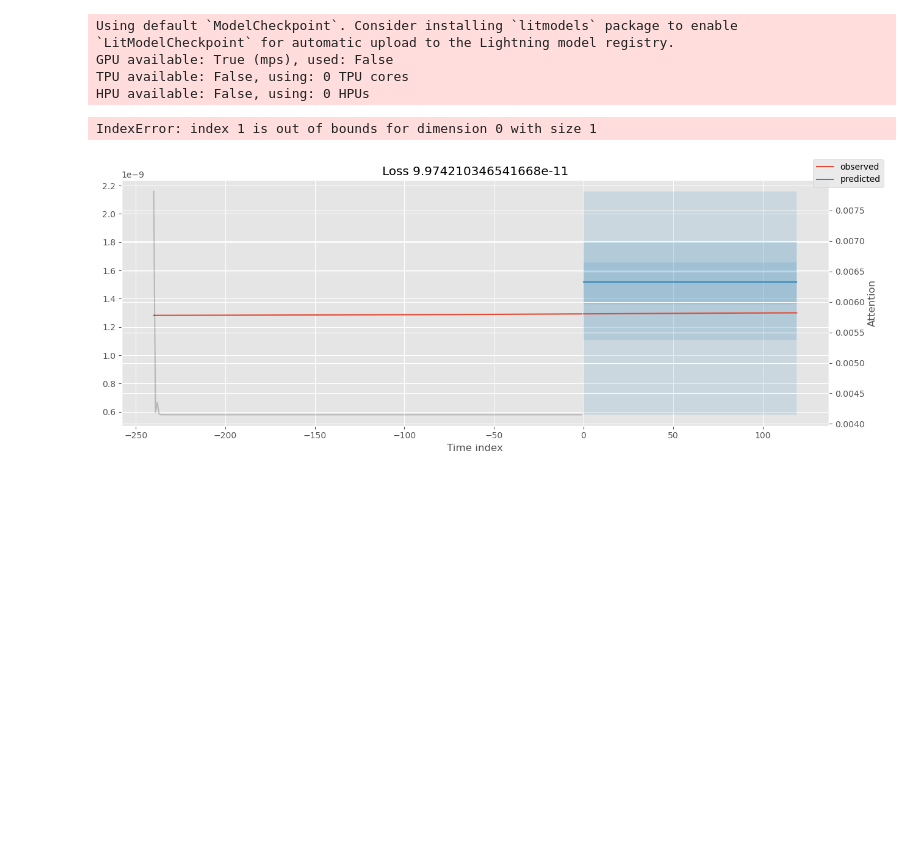
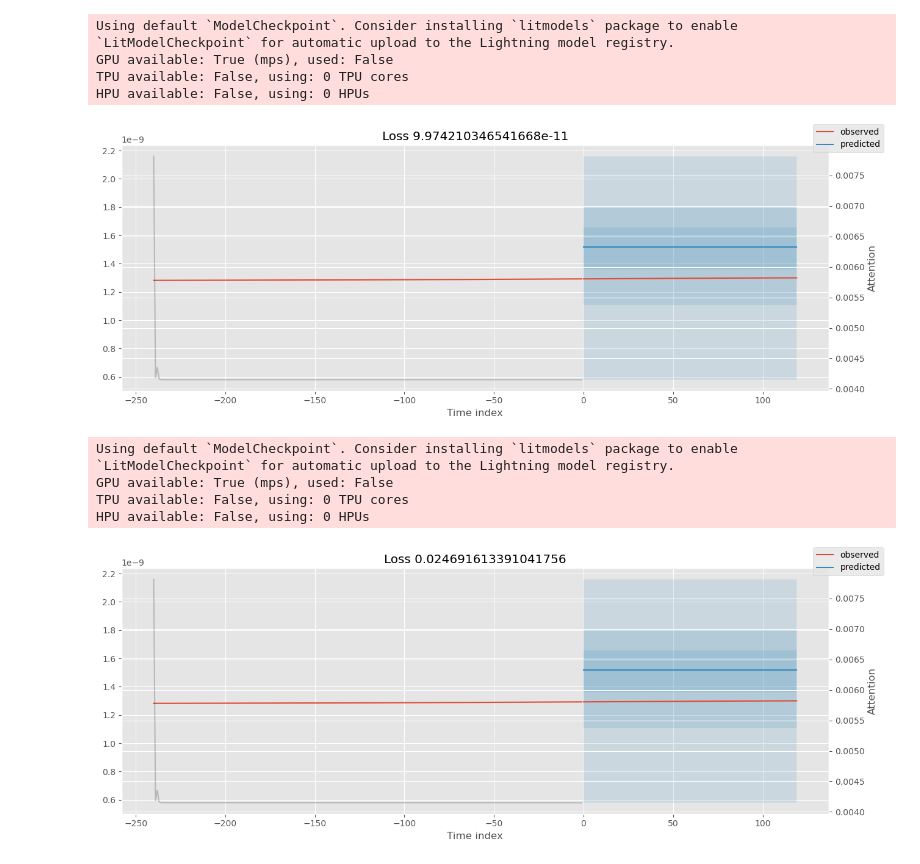
Before and after one commit to marilynbraojos/gps_clock_drift_estimation, a Jupyter notebook: transformer_stallion.ipynb, the cells around one changed output. Drawn from its saved outputs; the diff is of its cells as text; code cells hidden in the pictures; blank space fills up the shorter version.

Commit message:
:white_check_mark: model is running

```diff
--- a/transformer_stallion.ipynb
+++ b/transformer_stallion.ipynb
@@ -405,27 +405,32 @@ GPU available: True (mps), used: False
 TPU available: False, using: 0 TPU cores
 HPU available: False, using: 0 HPUs
 # %%
-for idx in range(10):  # plot 10 examples
+for idx in range(1):  # plot 10 examples
     best_tft.plot_prediction(
         raw_predictions.x, raw_predictions.output, idx=idx, add_loss_to_title=True
     )
 # %% [output]
-IndexError: index 1 is out of bounds for dimension 0 with size 1
 [figure]
 # %%
 # calcualte metric by which to display
 predictions = best_tft.predict(
     val_dataloader, return_y=True, trainer_kwargs=dict(accelerator="cpu")
 )
 mean_losses = SMAPE(reduction="none").loss(predictions.output, predictions.y[0]).mean(1)
 indices = mean_losses.argsort(descending=True)  # sort losses
-for idx in range(10):  # plot 10 examples
+for idx in range(1):  # plot 10 examples
     best_tft.plot_prediction(
         raw_predictions.x,
         raw_predictions.output,
         idx=indices[idx],
         add_loss_to_title=SMAPE(quantiles=best_tft.loss.quantiles),
     )
+# %% [output]
+Using default `ModelCheckpoint`. Consider installing `litmodels` package to enable `LitModelCheckpoint` for automatic upload to the Lightning model registry.
+GPU available: True (mps), used: False
+TPU available: False, using: 0 TPU cores
+HPU available: False, using: 0 HPUs
+[figure, added]
 # %%
 predictions = best_tft.predict(
     val_dataloader, return_x=True, trainer_kwargs=dict(accelerator="cpu")
```
Also changed, not shown: parts of 2 cells of this notebook, 6 other files.
